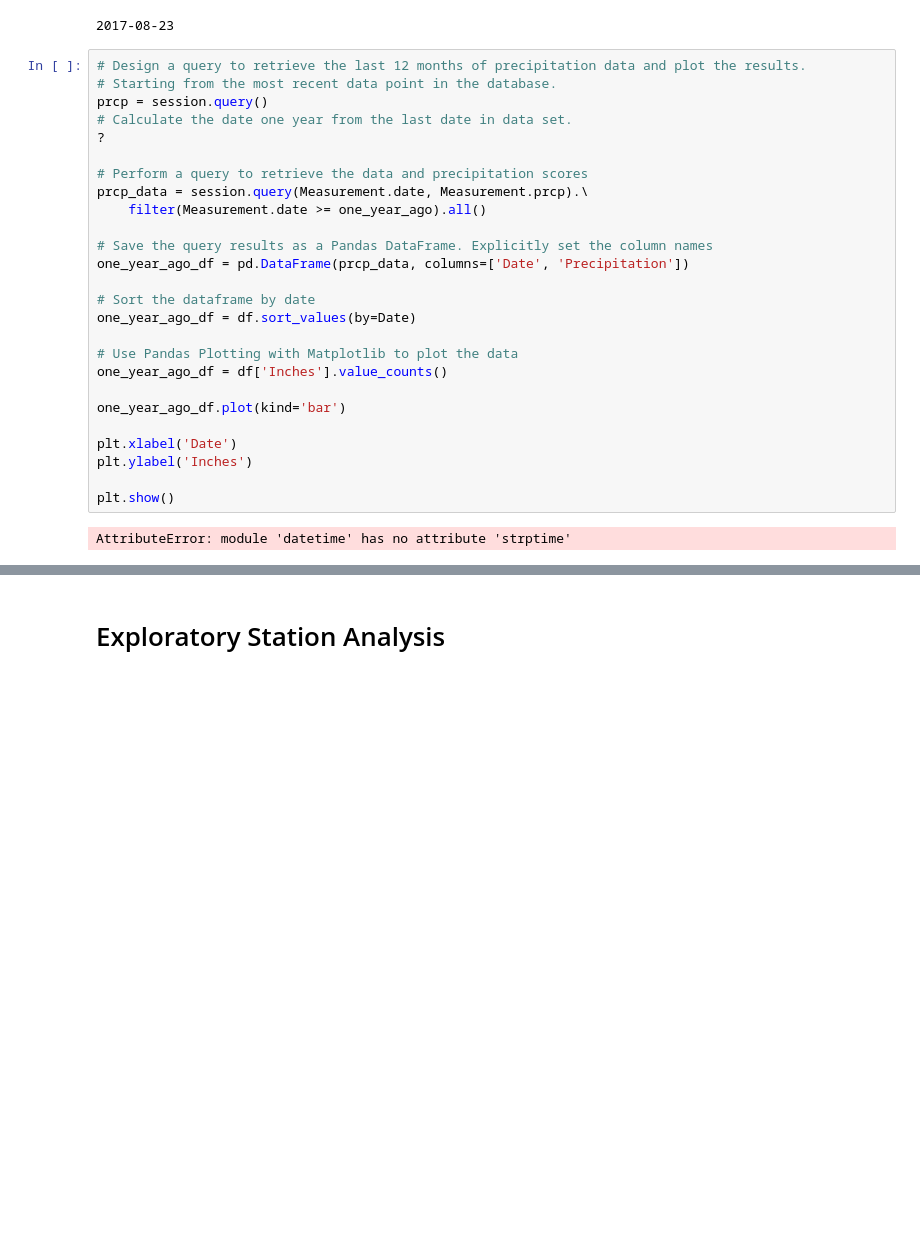
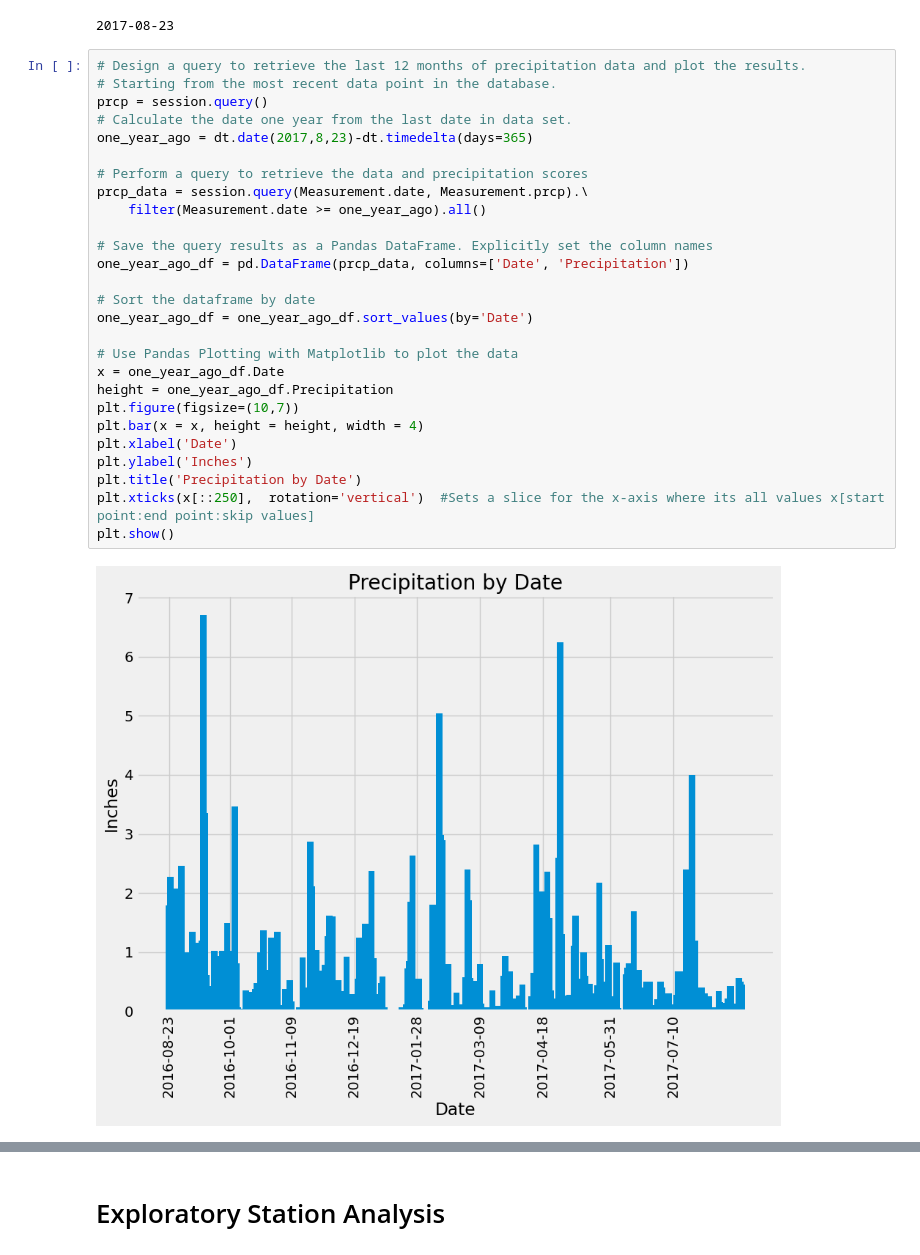
Before and after one commit to eshayden0617/sqlalchemy-challenge, a Jupyter notebook: SurfsUp/climate_starter.ipynb, the cells around one changed output, grey strips where cells are left out. Saved outputs shown, nothing was run; the diff lists cells and outputs as text; blank space fills up the shorter version.

```diff
--- a/SurfsUp/climate_starter.ipynb
+++ b/SurfsUp/climate_starter.ipynb
@@ -48,29 +48,30 @@ print(most_recent_date)
 # %%
 # Design a query to retrieve the last 12 months of precipitation data and plot the results.
 # Starting from the most recent data point in the database.
 prcp = session.query()
 # Calculate the date one year from the last date in data set.
-?
+one_year_ago = dt.date(2017,8,23)-dt.timedelta(days=365)
 
 # Perform a query to retrieve the data and precipitation scores
 prcp_data = session.query(Measurement.date, Measurement.prcp).\
     filter(Measurement.date >= one_year_ago).all()
 
 # Save the query results as a Pandas DataFrame. Explicitly set the column names
 one_year_ago_df = pd.DataFrame(prcp_data, columns=['Date', 'Precipitation'])
 
 # Sort the dataframe by date
-one_year_ago_df = df.sort_values(by=Date)
+one_year_ago_df = one_year_ago_df.sort_values(by='Date')
 
 # Use Pandas Plotting with Matplotlib to plot the data
-one_year_ago_df = df['Inches'].value_counts()
-
-one_year_ago_df.plot(kind='bar')
-
+x = one_year_ago_df.Date
+height = one_year_ago_df.Precipitation
+plt.figure(figsize=(10,7))
+plt.bar(x = x, height = height, width = 4)
 plt.xlabel('Date')
 plt.ylabel('Inches')
-
+plt.title('Precipitation by Date')
+plt.xticks(x[::250],  rotation='vertical')  #Sets a slice for the x-axis where its all values x[start point:end point:skip values]
 plt.show()
 # %% [output]
-AttributeError: module 'datetime' has no attribute 'strptime'
+[figure, added]
 # %%
```
Also changed, not shown: parts of 2 cells of this notebook, 3 other files.
